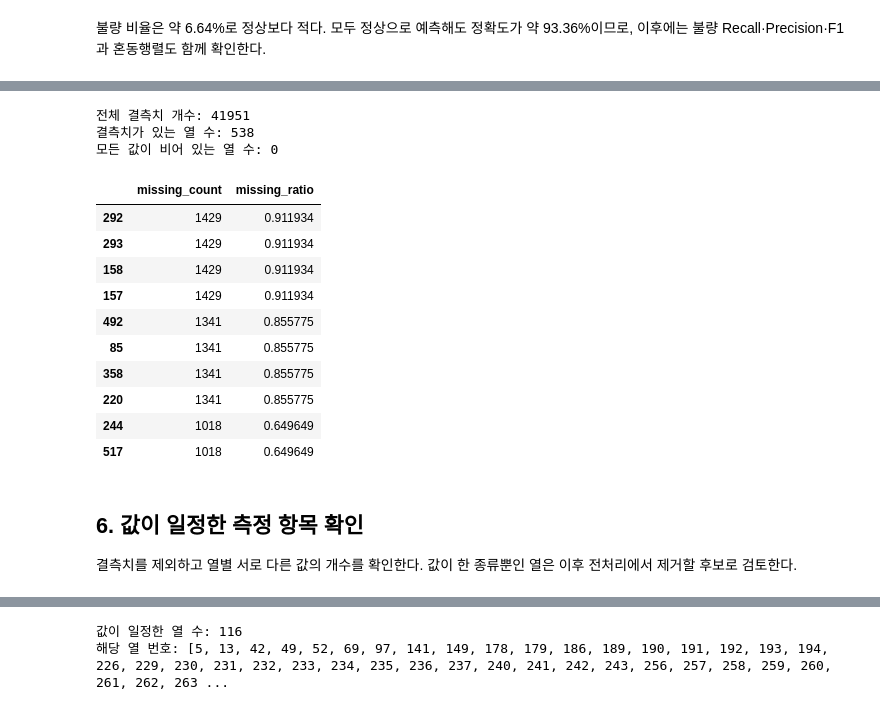
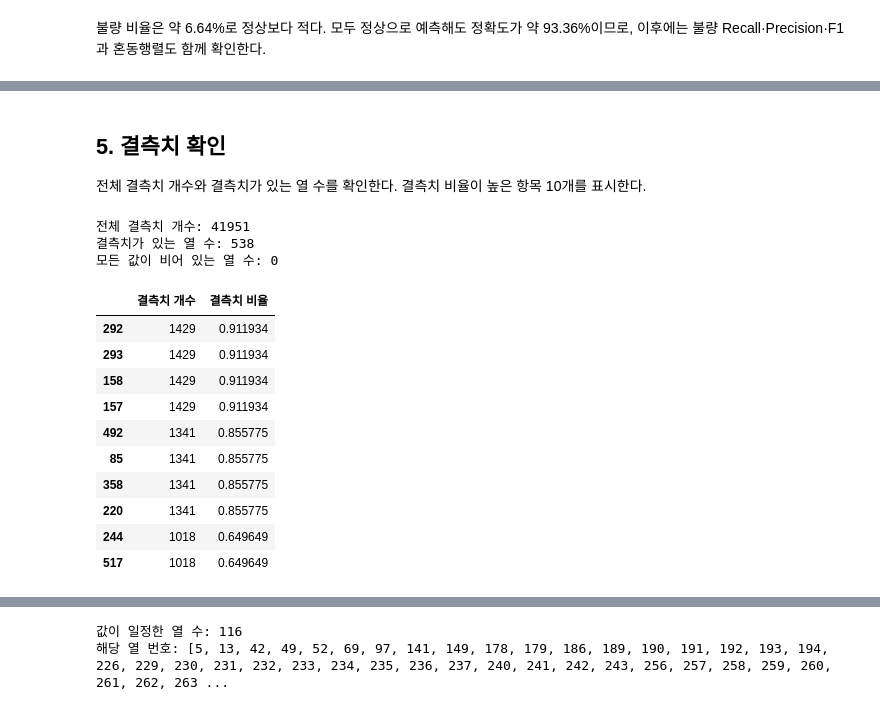
Before and after one commit to Haluey/manufacturing-defect-prediction, a Jupyter notebook: notebooks/01_data_exploration.ipynb, the cells around one changed output, grey strips where cells are left out. Cells and saved outputs as stored; diff of their text form; code cells hidden in the pictures.

```diff
--- a/notebooks/01_data_exploration.ipynb
+++ b/notebooks/01_data_exploration.ipynb
@@ -109,29 +156,34 @@ print(f"불량 비율: {y.mean():.2%}")
+# %% [markdown]
+## 5. 결측치 확인
+
+전체 결측치 개수와 결측치가 있는 열 수를 확인한다.
+결측치 비율이 높은 항목 10개를 표시한다.
 # %%
 # 열별 결측치 개수와 비율
 missing_count = X.isna().sum()
 missing_ratio = X.isna().mean()
 
 missing_summary = pd.DataFrame({
-    "missing_count": missing_count,
-    "missing_ratio": missing_ratio
+    "결측치 개수": missing_count,
+    "결측치 비율": missing_ratio
 })
 
 # 결측치 비율이 높은 순서로 정렬
 missing_summary = missing_summary.sort_values(
-    "missing_ratio",
+    "결측치 비율",
     ascending=False
 )
 
 print("전체 결측치 개수:", missing_count.sum())
 print("결측치가 있는 열 수:", (missing_count > 0).sum())
 print("모든 값이 비어 있는 열 수:", (missing_ratio == 1).sum())
 
 missing_summary.head(10)
 # %% [output]
 전체 결측치 개수: 41951
 결측치가 있는 열 수: 538
 모든 값이 비어 있는 열 수: 0
-|  | missing_count | missing_ratio |
+|  | 결측치 개수 | 결측치 비율 |
 | 292 | 1429 | 0.911934 |
 | 293 | 1429 | 0.911934 |
 | 158 | 1429 | 0.911934 |
@@ -142,8 +194,3 @@ missing_summary.head(10)
 | 220 | 1341 | 0.855775 |
 | 244 | 1018 | 0.649649 |
 | 517 | 1018 | 0.649649 |
-# %% [markdown]
-## 6. 값이 일정한 측정 항목 확인
-
-결측치를 제외하고 열별 서로 다른 값의 개수를 확인한다.
-값이 한 종류뿐인 열은 이후 전처리에서 제거할 후보로 검토한다.
```
Also changed, not shown: parts of 12 cells of this notebook, 10 other files.
